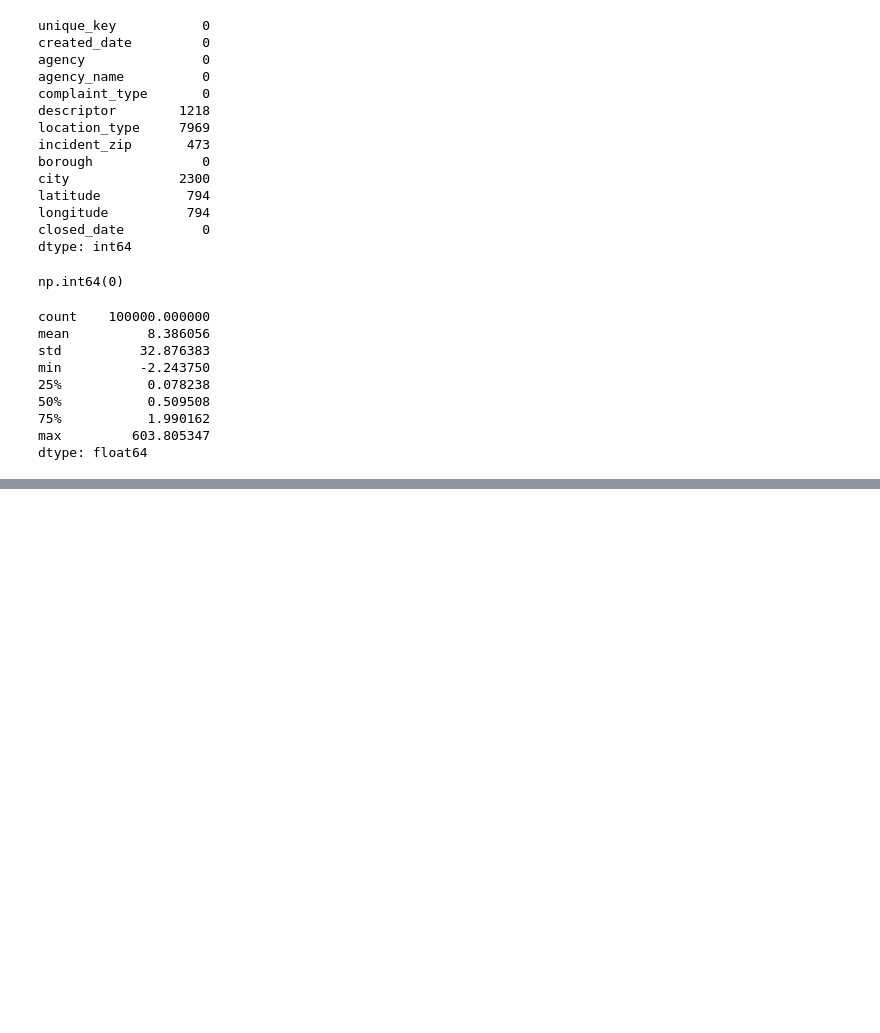
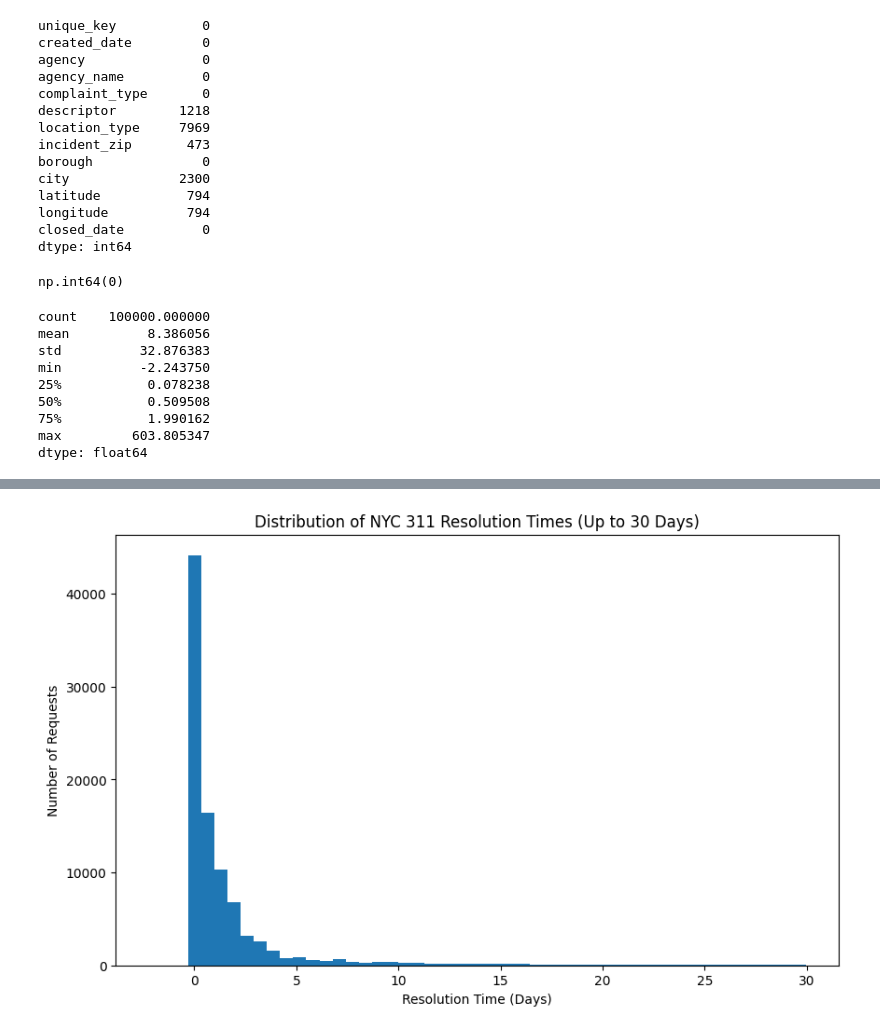
Before and after one commit to mahimjohn/NYC311-Triage, a Jupyter notebook: notebooks/01_data_understanding.ipynb, the cells around one changed output, grey strips where cells are left out. Cells and saved outputs as stored; diff of their text form; code cells hidden in the pictures; blank space fills up the shorter version.

```diff
--- a/notebooks/01_data_understanding.ipynb
+++ b/notebooks/01_data_understanding.ipynb
@@ -91,0 +133,15 @@ dtype: float64
+# %%
+plt.figure(figsize=(10, 6))
+
+plt.hist(
+    resolution_days[resolution_days <= 30],
+    bins=50
+)
+
+plt.xlabel("Resolution Time (Days)")
+plt.ylabel("Number of Requests")
+plt.title("Distribution of NYC 311 Resolution Times (Up to 30 Days)")
+
+plt.show()
+# %% [output]
+[figure, added]
```
Also changed, not shown: parts of 28 cells of this notebook, 1 other file.
